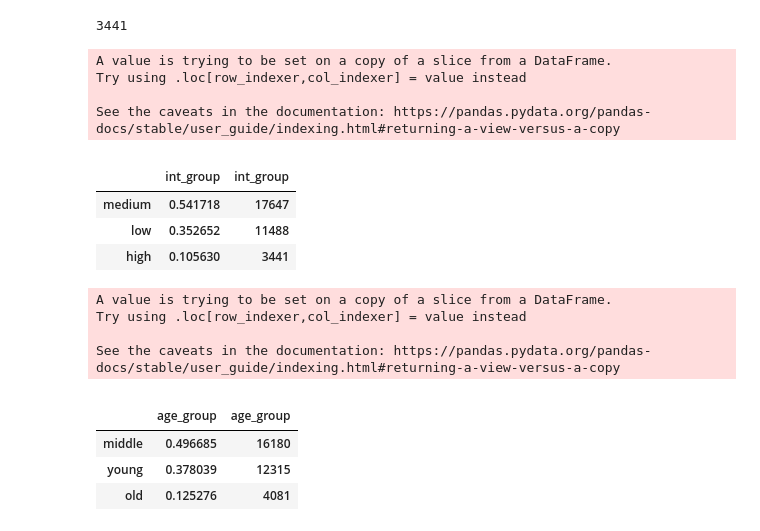
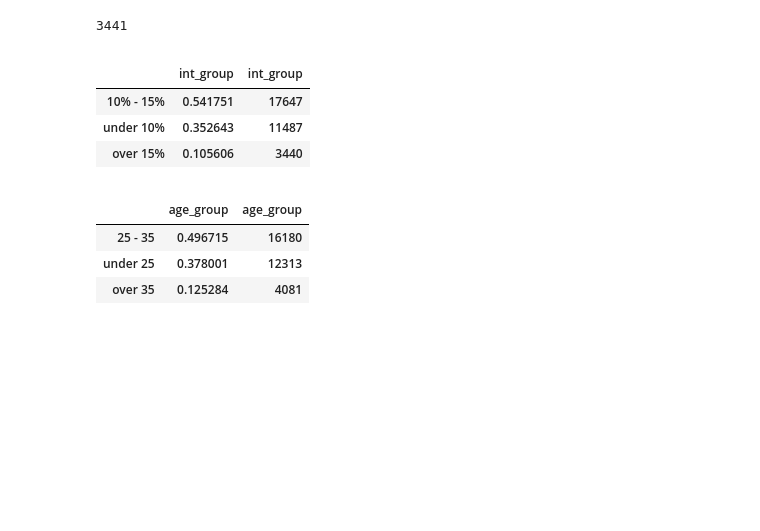
Before and after one commit to WickedoneC/Finance_Projects, a Jupyter notebook: Loan_Analysis/Loan_EDA.ipynb, the cells around one changed output. Cells and saved outputs as stored; diff of their text form; code cells hidden in the pictures; blank space fills up the shorter version.

```diff
--- a/Loan_Analysis/Loan_EDA.ipynb
+++ b/Loan_Analysis/Loan_EDA.ipynb
@@ -187,37 +187,29 @@ len(df[df.loan_int_rate > 15])
 # %% [output]
 3441
 # %%
-df['int_group'] = np.where(df.loc[:, 'loan_int_rate'] < 10, 'low',
-                           (np.where((df.loc[:, 'loan_int_rate'] >= 10) & (df.loc[:, 'loan_int_rate'] <= 15), 'medium', 'high')))
+df['int_group'] = np.where(df.loc[:, 'loan_int_rate'] < 10, 'under 10%',
+                           (np.where((df.loc[:, 'loan_int_rate'] >= 10) & (df.loc[:, 'loan_int_rate'] <= 15), '10% - 15%', 'over 15%')))
 
 
 prettyTable(df, 'int_group')
 # %% [output]
-A value is trying to be set on a copy of a slice from a DataFrame.
-Try using .loc[row_indexer,col_indexer] = value instead
-
-See the caveats in the documentation: https://pandas.pydata.org/pandas-docs/stable/user_guide/indexing.html#returning-a-view-versus-a-copy
 |  |  |  |
 |  | int_group | int_group |
-| medium | 0.541718 | 17647 |
-| low | 0.352652 | 11488 |
-| high | 0.105630 | 3441 |
+| 10% - 15% | 0.541751 | 17647 |
+| under 10% | 0.352643 | 11487 |
+| over 15% | 0.105606 | 3440 |
 # %%
-df['age_group'] = np.where(df['person_age'] <25, 'young',
-                           (np.where((df['person_age'] >= 25) & (df['person_age'] <35), 'middle', 'old')))
+df['age_group'] = np.where(df['person_age'] <25, 'under 25',
+                           (np.where((df['person_age'] >= 25) & (df['person_age'] <35), '25 - 35', 'over 35')))
 
 
 prettyTable(df, 'age_group')
 # %% [output]
-A value is trying to be set on a copy of a slice from a DataFrame.
-Try using .loc[row_indexer,col_indexer] = value instead
-
-See the caveats in the documentation: https://pandas.pydata.org/pandas-docs/stable/user_guide/indexing.html#returning-a-view-versus-a-copy
 |  |  |  |
 |  | age_group | age_group |
-| middle | 0.496685 | 16180 |
-| young | 0.378039 | 12315 |
-| old | 0.125276 | 4081 |
+| 25 - 35 | 0.496715 | 16180 |
+| under 25 | 0.378001 | 12313 |
+| over 35 | 0.125284 | 4081 |
 # %%
 df['risk_group'] = np.where((df['loan_grade'] == 'A') | (df['loan_grade'] == 'B'), 'low risk',
                            (np.where((df['loan_grade'] == 'C') | (df['loan_grade'] == 'D'), 'medium risk', 'high risk')))
```
Also changed, not shown: parts of 32 cells of this notebook.
